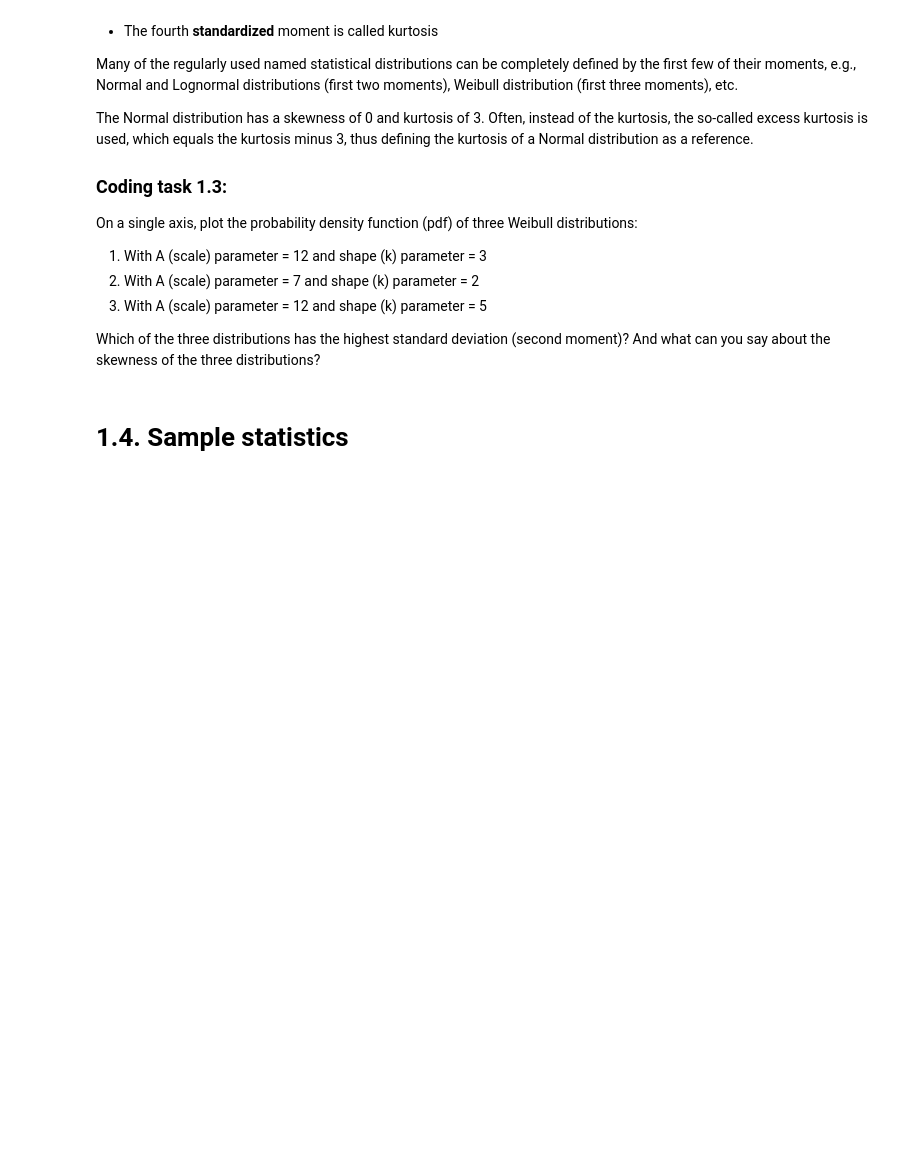
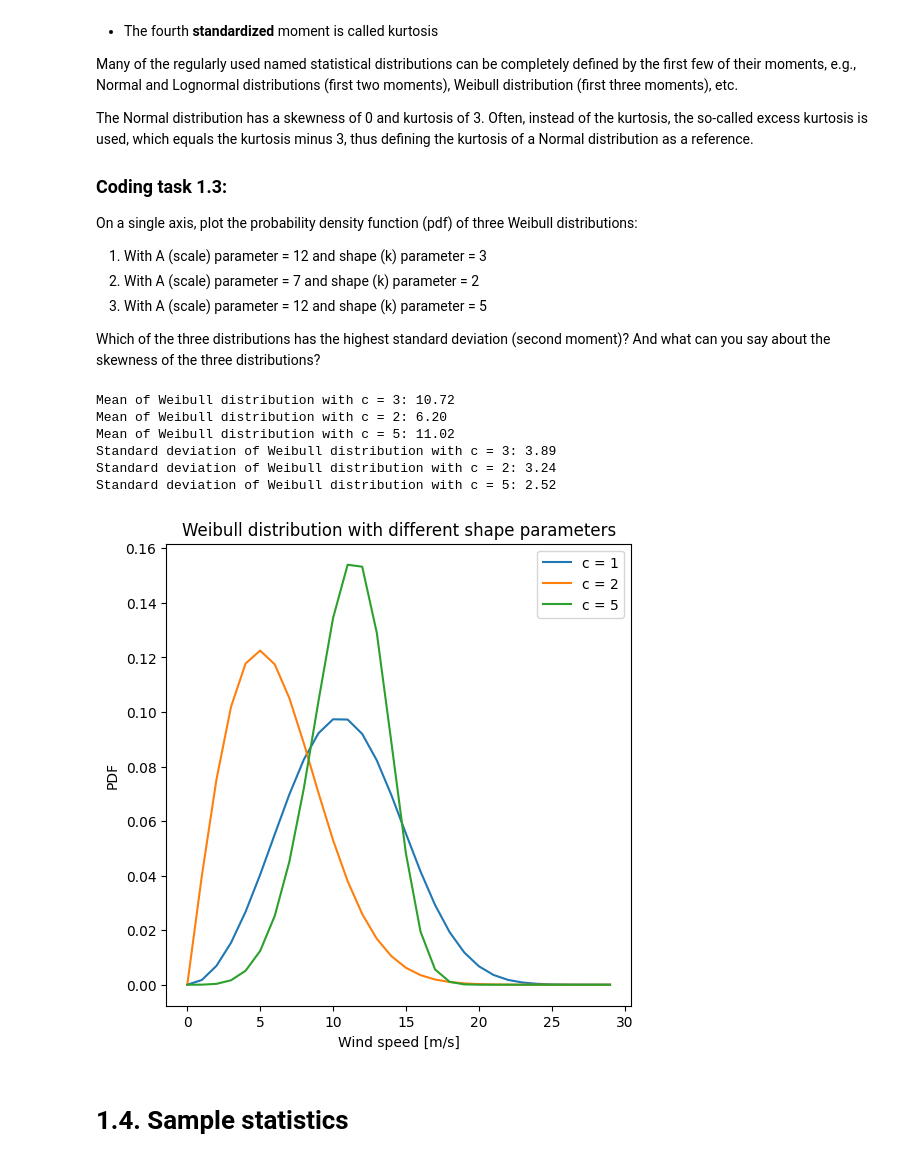
Before and after one commit to natslimak/OceanCourses, a Jupyter notebook: ProbalisticModelling/Statistics_Intro_1_ClassVersion.ipynb, the cells around one changed output. Saved outputs shown, nothing was run; the diff lists cells and outputs as text; code cells hidden in the pictures; blank space fills up the shorter version.

```diff
--- a/ProbalisticModelling/Statistics_Intro_1_ClassVersion.ipynb
+++ b/ProbalisticModelling/Statistics_Intro_1_ClassVersion.ipynb
@@ -142,8 +160,43 @@ On a single axis, plot the probability density function (pdf) of three Weibull d
 Which of the three distributions has the highest standard deviation (second moment)? And what can you say about the skewness of the three distributions?
 # %%
 # CODE FOR TASK 1.3
-fig2,ax2 = plt.subplots(1,1,figsize = (6,6))
+fig2, ax2 = plt.subplots(1,1,figsize = (6,6))
 x2 = np.arange(0,30)
+
+ax2.plot(x2,stats.weibull_min.pdf(x2, c = 3, scale = 12, loc = 0))
+ax2.plot(x2,stats.weibull_min.pdf(x2, c = 2, scale = 7, loc = 0))
+ax2.plot(x2,stats.weibull_min.pdf(x2, c = 5, scale = 12, loc = 0))
+
+ax2.set_xlabel('Wind speed [m/s]')
+ax2.set_ylabel('PDF')
+ax2.set_title('Weibull distribution with different shape parameters')
+ax2.legend(['c = 1','c = 2','c = 5'])
+
+
+# Get mean of the different Weibull distributions
+mean_k3 = stats.weibull_min.mean(c = 3, scale = 12, loc = 0)
+mean_k2 = stats.weibull_min.mean(c = 2, scale = 7, loc = 0)
+mean_k5 = stats.weibull_min.mean(c = 5, scale = 12, loc = 0)
+
+for c, mean in zip([3, 2, 5], [mean_k3, mean_k2, mean_k5]):
+    print(f'Mean of Weibull distribution with c = {c}: {mean:.2f}')
+
+
+# Get the standard deviation of the different Weibull distributions
+std_k3 = stats.weibull_min.std(c = 3, scale = 12, loc = 0)
+std_k2 = stats.weibull_min.std(c = 2, scale = 7, loc = 0)
+std_k5 = stats.weibull_min.std(c = 5, scale = 12, loc = 0)
+
+for c, std in zip([3, 2, 5], [std_k3, std_k2, std_k5]):
+    print(f'Standard deviation of Weibull distribution with c = {c}: {std:.2f}')
+# %% [output]
+Mean of Weibull distribution with c = 3: 10.72
+Mean of Weibull distribution with c = 2: 6.20
+Mean of Weibull distribution with c = 5: 11.02
+Standard deviation of Weibull distribution with c = 3: 3.89
+Standard deviation of Weibull distribution with c = 2: 3.24
+Standard deviation of Weibull distribution with c = 5: 2.52
+[figure, added]
 # %% [markdown]
 # 1.4. Sample statistics
 # %% [markdown]
```
Also changed, not shown: parts of 5 cells of this notebook, 1 other file.
